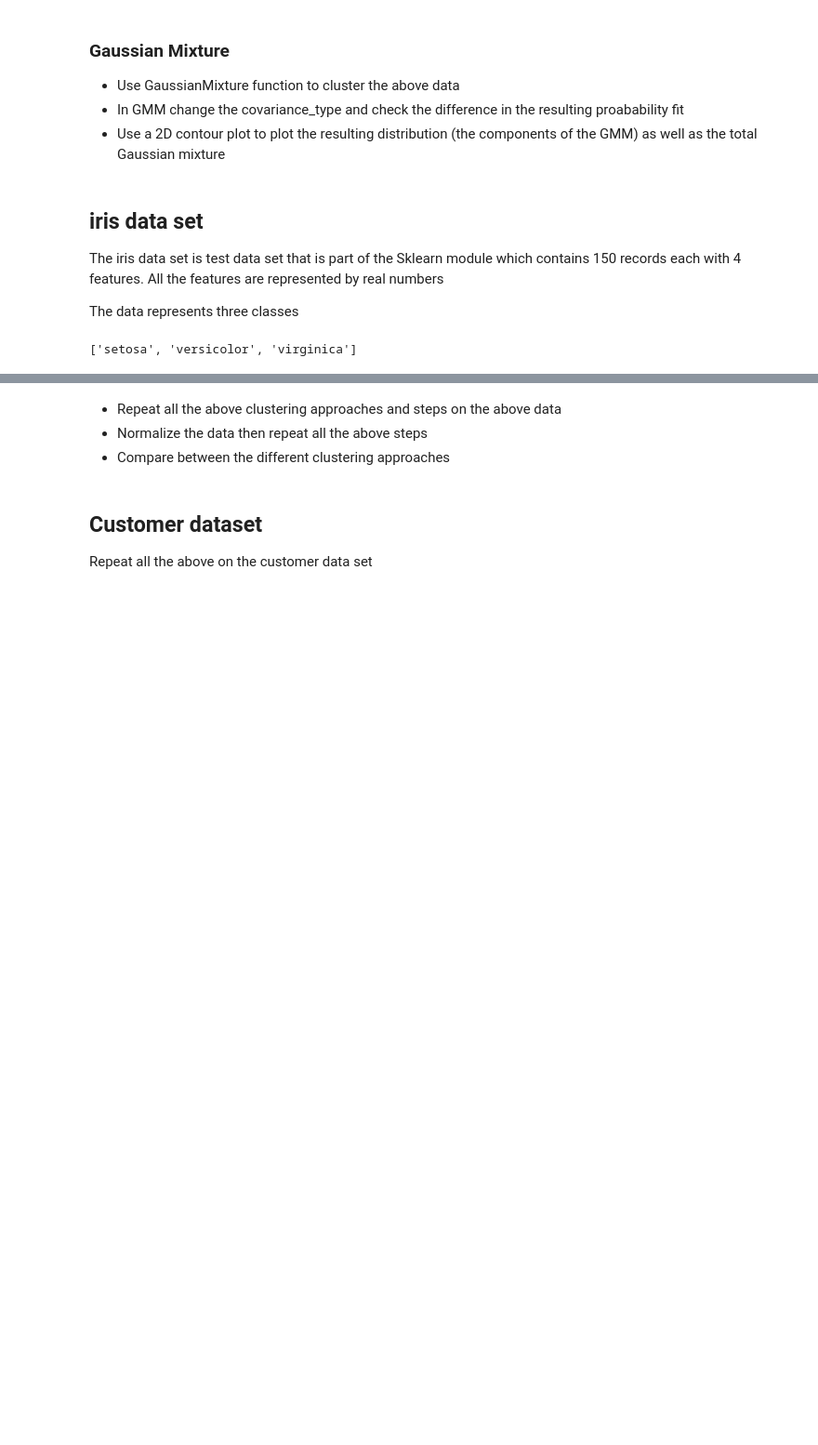
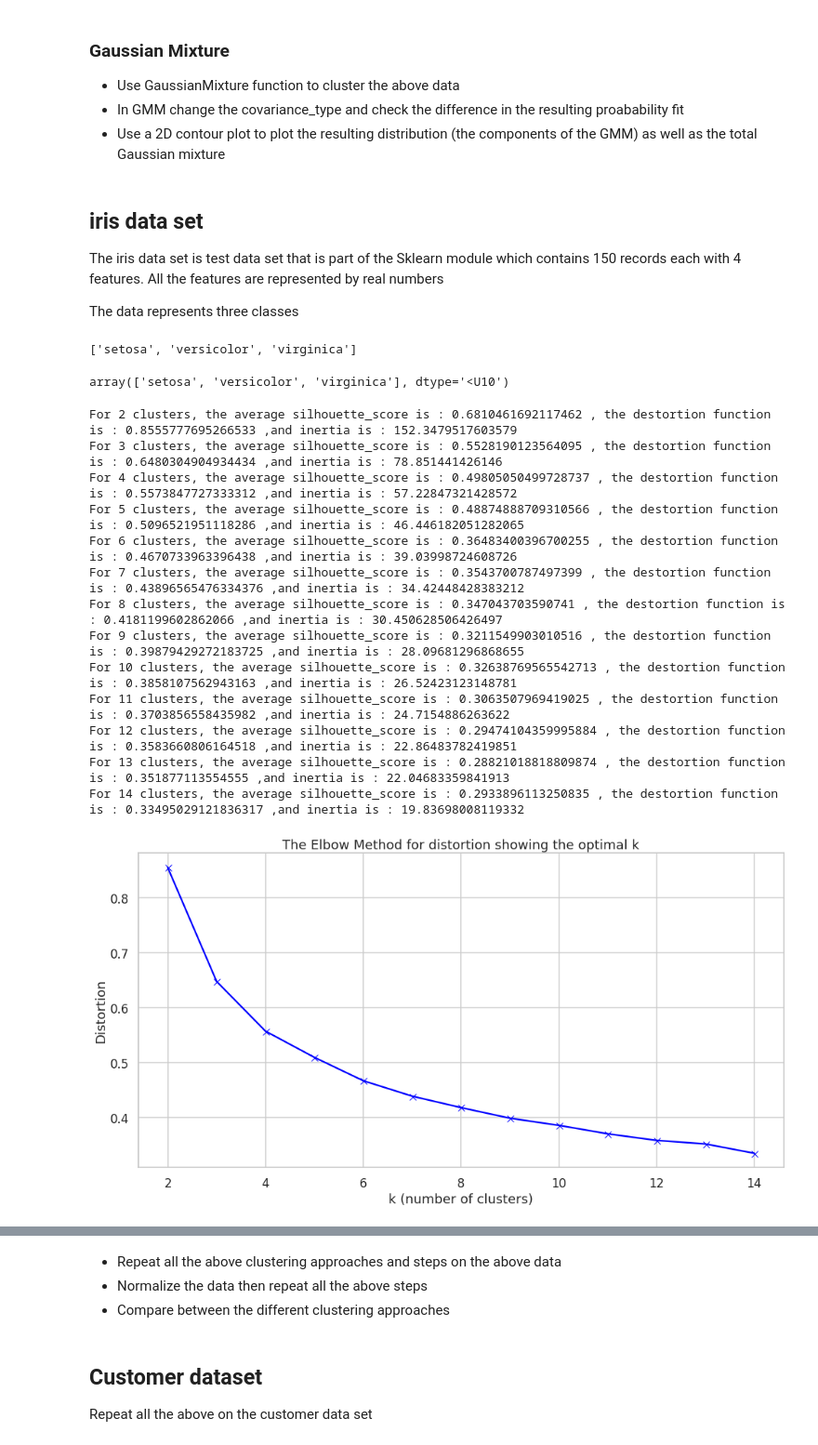
Before and after one commit to tamer017/Clustering, a Jupyter notebook: Clustering_Project.ipynb, the cells around one changed output, grey strips where cells are left out. Shown at 93% size. Drawn from its saved outputs; the diff is of its cells as text; code cells hidden in the pictures; blank space fills up the shorter version.

```diff
--- a/Clustering_Project.ipynb
+++ b/Clustering_Project.ipynb
@@ -173,3 +276,24 @@ list(iris_data.target_names)
 ['setosa', 'versicolor', 'virginica']
 # %% [output]
 ['setosa', 'versicolor', 'virginica']
+# %%
+iris_data.target_names
+# %% [output]
+array(['setosa', 'versicolor', 'virginica'], dtype='<U10')
+# %%
+K_mean(iris_data["data"])
+# %% [output]
+For 2 clusters, the average silhouette_score is : 0.6810461692117462 , the destortion function is : 0.8555777695266533 ,and inertia is : 152.3479517603579
+For 3 clusters, the average silhouette_score is : 0.5528190123564095 , the destortion function is : 0.6480304904934434 ,and inertia is : 78.851441426146
+For 4 clusters, the average silhouette_score is : 0.49805050499728737 , the destortion function is : 0.5573847727333312 ,and inertia is : 57.22847321428572
+For 5 clusters, the average silhouette_score is : 0.48874888709310566 , the destortion function is : 0.5096521951118286 ,and inertia is : 46.446182051282065
+For 6 clusters, the average silhouette_score is : 0.36483400396700255 , the destortion function is : 0.4670733963396438 ,and inertia is : 39.03998724608726
+For 7 clusters, the average silhouette_score is : 0.3543700787497399 , the destortion function is : 0.43896565476334376 ,and inertia is : 34.42448428383212
+For 8 clusters, the average silhouette_score is : 0.347043703590741 , the destortion function is : 0.4181199602862066 ,and inertia is : 30.450628506426497
+For 9 clusters, the average silhouette_score is : 0.3211549903010516 , the destortion function is : 0.39879429272183725 ,and inertia is : 28.09681296868655
+For 10 clusters, the average silhouette_score is : 0.32638769565542713 , the destortion function is : 0.3858107562943163 ,and inertia is : 26.52423123148781
+For 11 clusters, the average silhouette_score is : 0.3063507969419025 , the destortion function is : 0.3703856558435982 ,and inertia is : 24.7154886263622
+For 12 clusters, the average silhouette_score is : 0.29474104359995884 , the destortion function is : 0.3583660806164518 ,and inertia is : 22.86483782419851
+For 13 clusters, the average silhouette_score is : 0.28821018818809874 , the destortion function is : 0.351877113554555 ,and inertia is : 22.04683359841913
+For 14 clusters, the average silhouette_score is : 0.2933896113250835 , the destortion function is : 0.33495029121836317 ,and inertia is : 19.83698008119332
+[figure, added]
```
Also changed, not shown: parts of 7 cells of this notebook.
